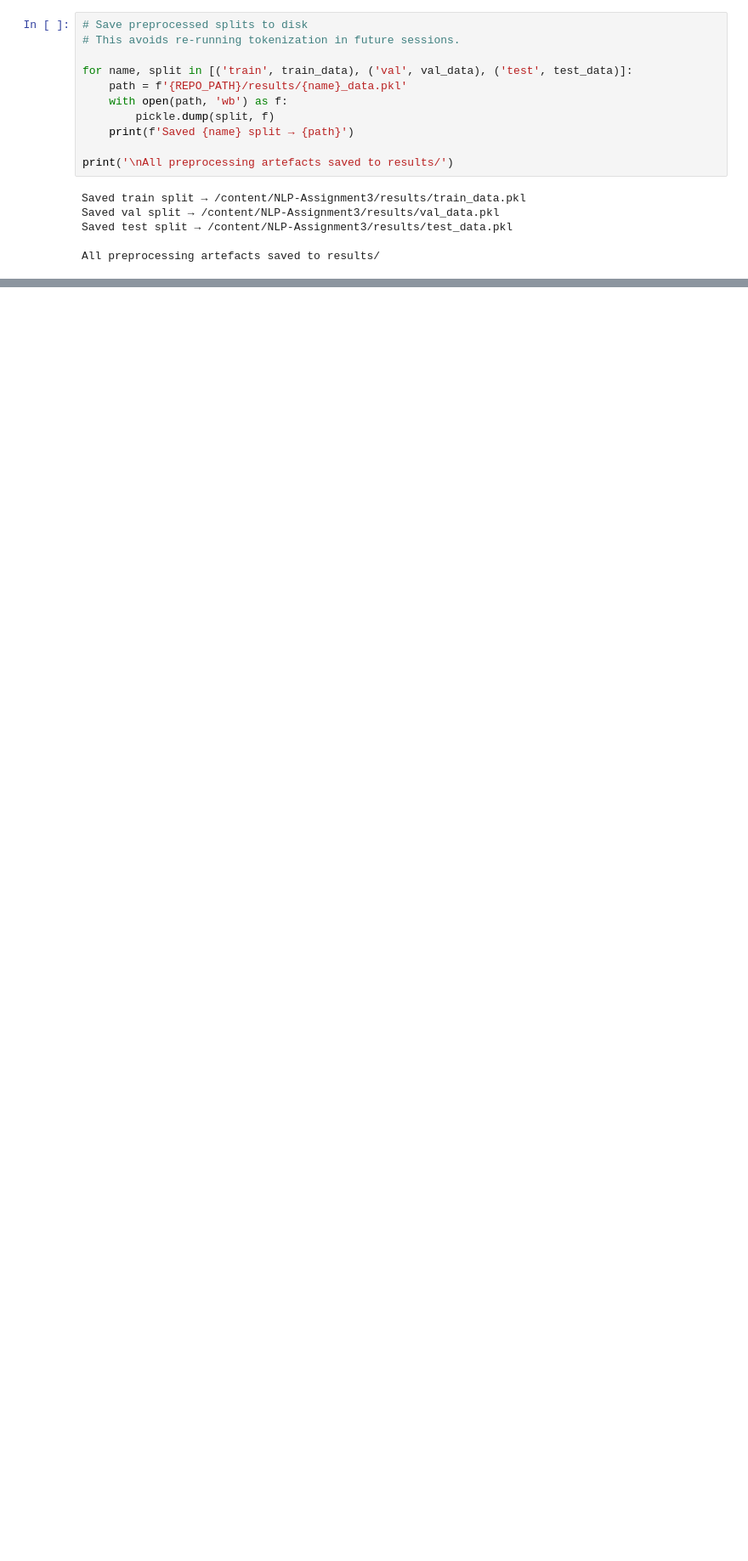
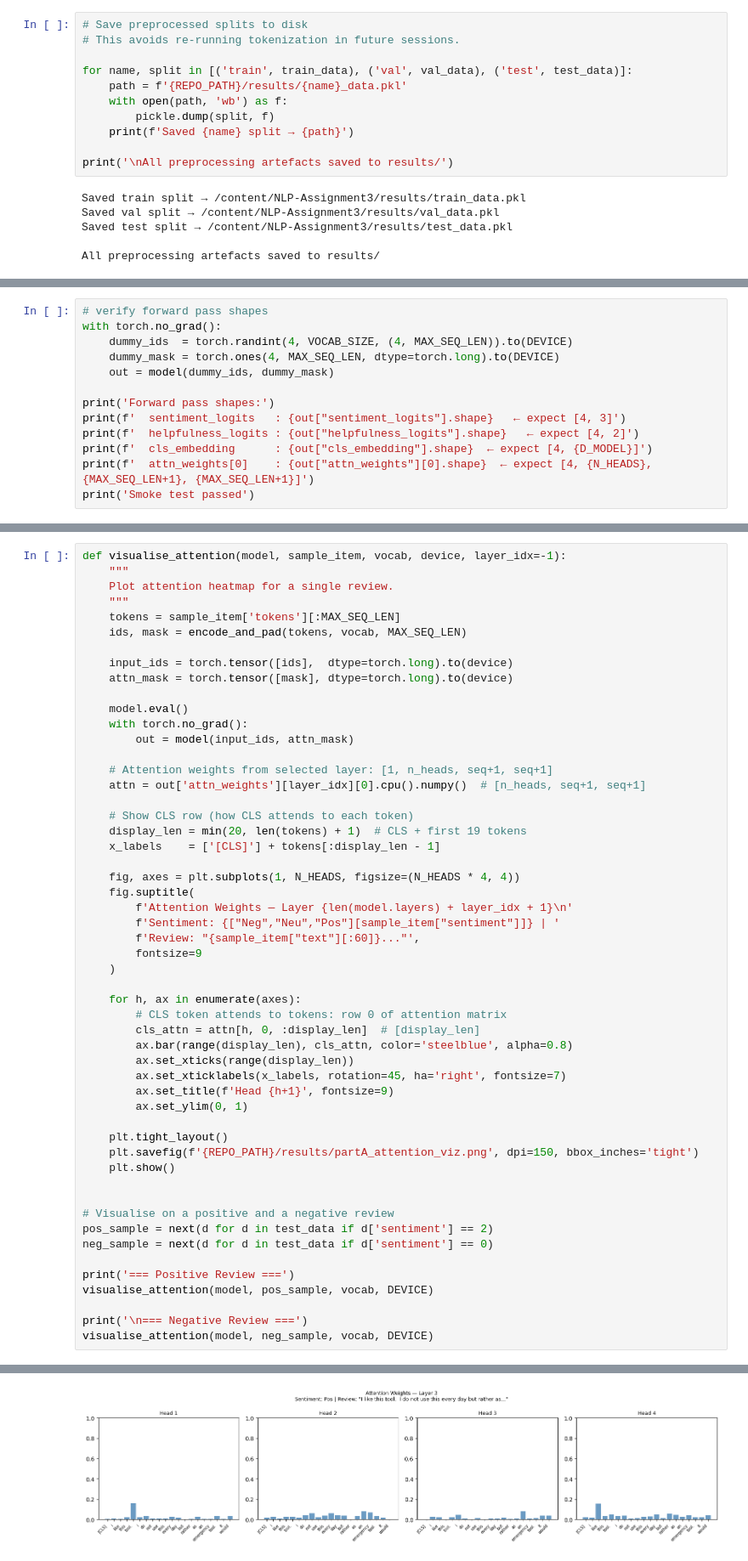
Before and after one commit to Fatima-Siddiqa/NLP-Assignment3, a Jupyter notebook: i232543-NLP-Assignment3.ipynb, the cells around one changed output, grey strips where cells are left out. Shown at 85% size. Drawn from its saved outputs; the diff is of its cells as text; blank space fills up the shorter version.

```diff
--- a/i232543-NLP-Assignment3.ipynb
+++ b/i232543-NLP-Assignment3.ipynb
@@ -810,0 +1288,13 @@ git_commit("Data loading, preprocessing pipeline, vocab construction complete")
+# %%
+# verify forward pass shapes
+with torch.no_grad():
+    dummy_ids  = torch.randint(4, VOCAB_SIZE, (4, MAX_SEQ_LEN)).to(DEVICE)
+    dummy_mask = torch.ones(4, MAX_SEQ_LEN, dtype=torch.long).to(DEVICE)
+    out = model(dummy_ids, dummy_mask)
+
+print('Forward pass shapes:')
+print(f'  sentiment_logits   : {out["sentiment_logits"].shape}   ← expect [4, 3]')
+print(f'  helpfulness_logits : {out["helpfulness_logits"].shape}   ← expect [4, 2]')
+print(f'  cls_embedding      : {out["cls_embedding"].shape}  ← expect [4, {D_MODEL}]')
+print(f'  attn_weights[0]    : {out["attn_weights"][0].shape}  ← expect [4, {N_HEADS}, {MAX_SEQ_LEN+1}, {MAX_SEQ_LEN+1}]')
+print('Smoke test passed')
@@ -810,0 +1774,54 @@ git_commit("Data loading, preprocessing pipeline, vocab construction complete")
+# %%
+def visualise_attention(model, sample_item, vocab, device, layer_idx=-1):
+    """
+    Plot attention heatmap for a single review.
+    """
+    tokens = sample_item['tokens'][:MAX_SEQ_LEN]
+    ids, mask = encode_and_pad(tokens, vocab, MAX_SEQ_LEN)
+
+    input_ids = torch.tensor([ids],  dtype=torch.long).to(device)
+    attn_mask = torch.tensor([mask], dtype=torch.long).to(device)
+
+    model.eval()
+    with torch.no_grad():
+        out = model(input_ids, attn_mask)
+
+    # Attention weights from selected layer: [1, n_heads, seq+1, seq+1]
+    attn = out['attn_weights'][layer_idx][0].cpu().numpy()  # [n_heads, seq+1, seq+1]
+
+    # Show CLS row (how CLS attends to each token)
+    display_len = min(20, len(tokens) + 1)  # CLS + first 19 tokens
+    x_labels    = ['[CLS]'] + tokens[:display_len - 1]
+
+    fig, axes = plt.subplots(1, N_HEADS, figsize=(N_HEADS * 4, 4))
+    fig.suptitle(
+        f'Attention Weights — Layer {len(model.layers) + layer_idx + 1}\n'
+        f'Sentiment: {["Neg","Neu","Pos"][sample_item["sentiment"]]} | '
+        f'Review: "{sample_item["text"][:60]}..."',
+        fontsize=9
+    )
+
+    for h, ax in enumerate(axes):
+        # CLS token attends to tokens: row 0 of attention matrix
+        cls_attn = attn[h, 0, :display_len]  # [display_len]
+        ax.bar(range(display_len), cls_attn, color='steelblue', alpha=0.8)
+        ax.set_xticks(range(display_len))
+        ax.set_xticklabels(x_labels, rotation=45, ha='right', fontsize=7)
+        ax.set_title(f'Head {h+1}', fontsize=9)
+        ax.set_ylim(0, 1)
+
+    plt.tight_layout()
+    plt.savefig(f'{REPO_PATH}/results/partA_attention_viz.png', dpi=150, bbox_inches='tight')
+    plt.show()
+
+
+# Visualise on a positive and a negative review
+pos_sample = next(d for d in test_data if d['sentiment'] == 2)
+neg_sample = next(d for d in test_data if d['sentiment'] == 0)
+
+print('=== Positive Review ===')
+visualise_attention(model, pos_sample, vocab, DEVICE)
+
+print('\n=== Negative Review ===')
+visualise_attention(model, neg_sample, vocab, DEVICE)
+# %% [output]
@@ -810,0 +1829 @@ git_commit("Data loading, preprocessing pipeline, vocab construction complete")
+[figure, added]
```
Also changed, not shown: parts of 40 cells of this notebook.
